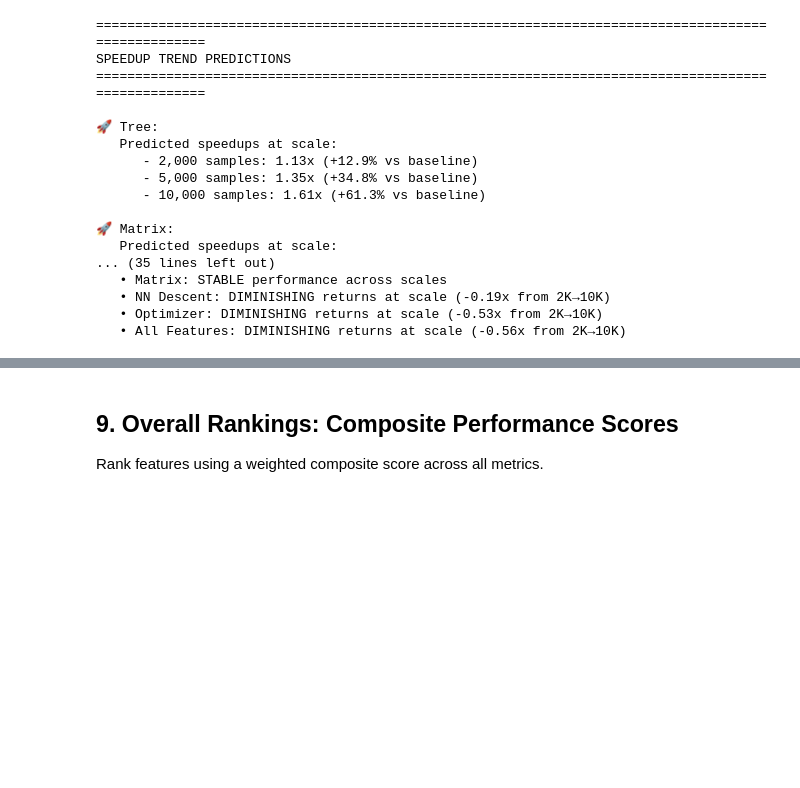
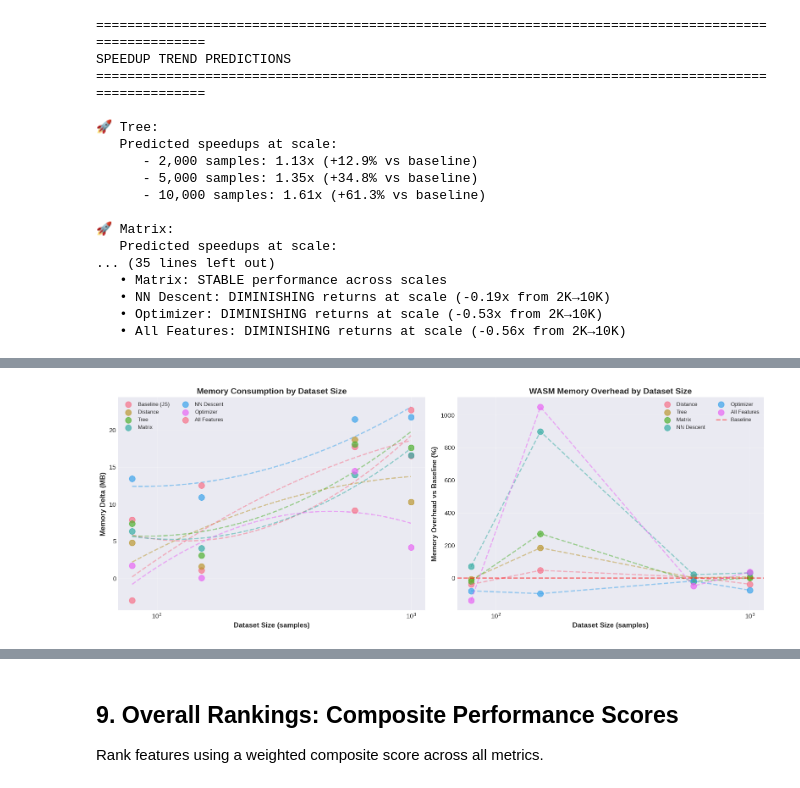
Before and after one commit to elarsaks/umap-bench, a Jupyter notebook: bench/analysis/analysis.ipynb, the cells around one changed output, grey strips where cells are left out. Drawn from its saved outputs; the diff is of its cells as text; code cells hidden in the pictures; blank space fills up the shorter version.

```diff
--- a/bench/analysis/analysis.ipynb
+++ b/bench/analysis/analysis.ipynb
@@ -1960,0 +1778,100 @@ if len(bootstrap_results) > 0:
+# %%
+# Memory scaling with dataset size
+if 'memory_delta_mb' in df_analysis:
+    fig, axes = plt.subplots(1, 2, figsize=(16, 6))
+
+    # Plot 1: Absolute memory usage by size
+    for feature in feature_order:
+        feature_data = df_analysis[df_analysis['feature_name'] == feature]
+        if len(feature_data) == 0:
+            continue
+        size_memory = feature_data.groupby('dataset_size')['memory_delta_mb'].median().sort_index()
+
+        sizes = size_memory.index.values
+        memory = size_memory.values
+
+        # Plot observed data points
+        axes[0].scatter(sizes, memory, s=100, label=feature, alpha=0.7, zorder=3)
+
+        # Fit smooth curve if we have enough points
+        if len(sizes) >= 3:
+            try:
+                log_sizes = np.log10(sizes)
+                poly_degree = min(2, len(sizes) - 1)
+                poly_coeffs = np.polyfit(log_sizes, memory, poly_degree)
+                poly_func = np.poly1d(poly_coeffs)
+
+                log_sizes_smooth = np.linspace(log_sizes.min(), log_sizes.max(), 100)
+                sizes_smooth = 10 ** log_sizes_smooth
+                memory_smooth = poly_func(log_sizes_smooth)
+
+                axes[0].plot(sizes_smooth, memory_smooth, '--', linewidth=2, alpha=0.5)
+            except:
+                axes[0].plot(sizes, memory, '--', linewidth=2, alpha=0.5)
+        else:
+            axes[0].plot(sizes, memory, '--', linewidth=2, alpha=0.5)
+
+    axes[0].set_xlabel('Dataset Size (samples)', fontsize=12, fontweight='bold')
+    axes[0].set_ylabel('Memory Delta (MB)', fontsize=12, fontweight='bold')
+    axes[0].set_title('Memory Consumption by Dataset Size', fontsize=14, fontweight='bold')
+    axes[0].legend(fontsize=9, ncol=2)
+    axes[0].grid(alpha=0.3)
+    axes[0].set_xscale('log')
+
+    # Plot 2: Memory overhead vs baseline by size
+    baseline_memory = df_analysis[df_analysis['feature_name'] == baseline_label].groupby('dataset_size')['memory_delta_mb'].median()
+
+    for feature in feature_order:
+        if feature == baseline_label:
+            continue
+        feature_data = df_analysis[df_analysis['feature_name'] == feature]
+        if len(feature_data) == 0:
+            continue
+
+        feature_memory = feature_data.groupby('dataset_size')['memory_delta_mb'].median()
+
+        # Calculate overhead
+        common_sizes = baseline_memory.index.intersection(feature_memory.index)
+        if len(common_sizes) == 0:
+            continue
+
+        overhead_pct = ((feature_memory.loc[common_sizes] - baseline_memory.loc[common_sizes]) / baseline_memory.loc[common_sizes]) * 100
+
+        axes[1].scatter(common_sizes, overhead_pct, s=100, label=feature, alpha=0.7)
+        if len(common_sizes) >= 2:
+            axes[1].plot(common_sizes, overhead_pct, '--', linewidth=2, alpha=0.5)
+
+    axes[1].axhline(y=0, color='red', linestyle='--', linewidth=2, alpha=0.5, label='Baseline')
+    axes[1].set_xlabel('Dataset Size (samples)', fontsize=12, fontweight='bold')
+    axes[1].set_ylabel('Memory Overhead vs Baseline (%)', fontsize=12, fontweight='bold')
+    axes[1].set_title('WASM Memory Overhead by Dataset Size', fontsize=14, fontweight='bold')
+    axes[1].legend(fontsize=9, ncol=2)
+    axes[1].grid(alpha=0.3)
+    axes[1].set_xscale('log')
+
+    plt.tight_layout()
+    plt.savefig('../outputs/figures/memory_scaling_by_size.png', bbox_inches='tight', dpi=200)
+    plt.show()
+
+    # Summary statistics
+    print("\nMemory Scaling Summary:")
+    print("="*80)
+
+    for feature in feature_order:
+        feature_data = df_analysis[df_analysis['feature_name'] == feature]
+        if len(feature_data) == 0:
+            continue
+        size_memory = feature_data.groupby('dataset_size')['memory_delta_mb'].median().sort_index()
+        if len(size_memory) >= 2:
+            mem_min = size_memory.iloc[0]
+            mem_max = size_memory.iloc[-1]
+            mem_ratio = mem_max / mem_min if mem_min > 0 else float('inf')
+            print(f"{feature}:")
+            print(f"  Small datasets: {mem_min:.1f} MB")
+            print(f"  Large datasets: {mem_max:.1f} MB")
+            print(f"  Growth factor: {mem_ratio:.2f}x")
+            print()
+else:
+    print("Memory delta data not available in dataset.")
+# %% [output]
+[figure, added]
```
Also changed, not shown: parts of 15 cells of this notebook, 4 other files.
